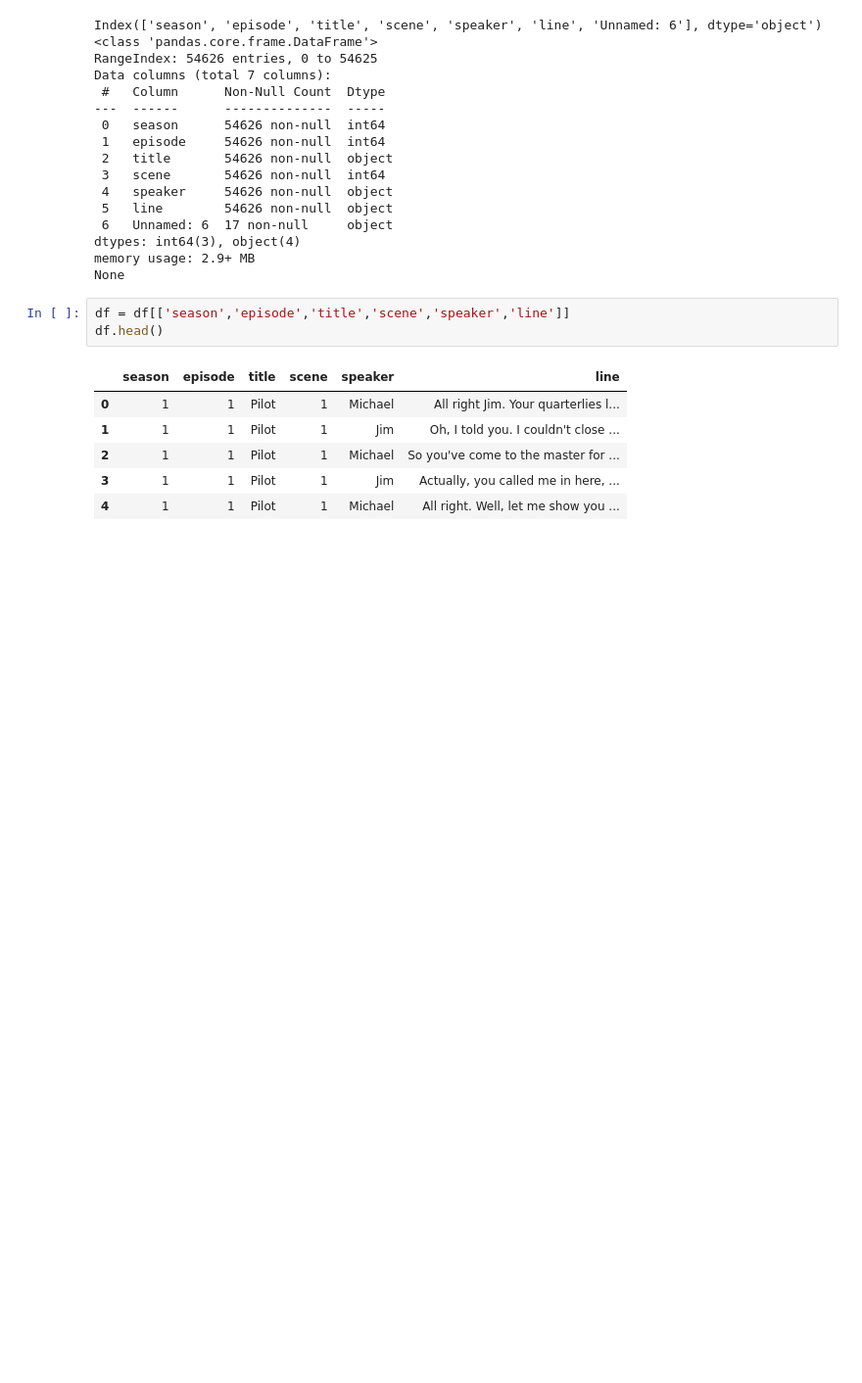
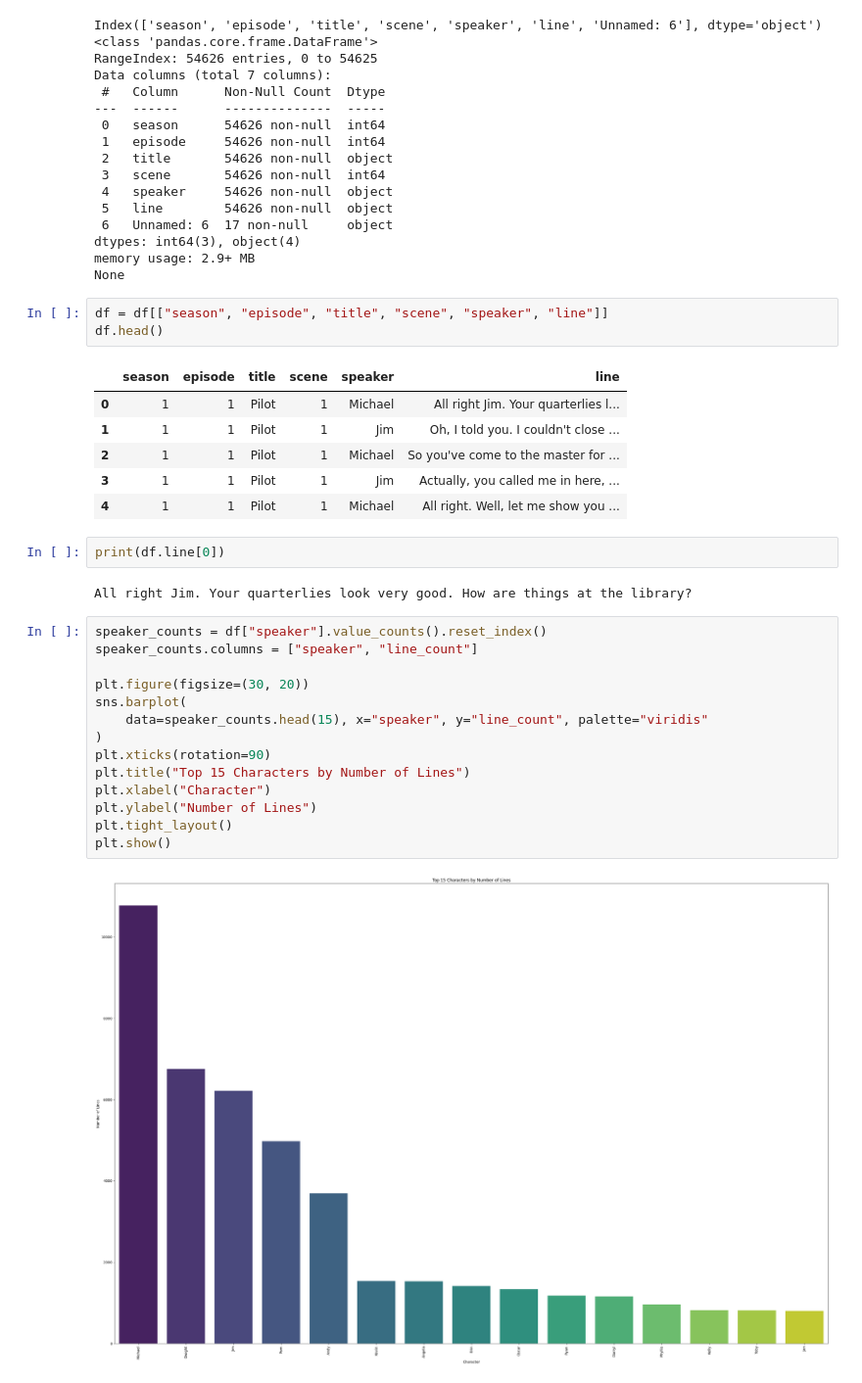
Before and after one commit to IbrahimHam/The-Assistant-to-The-Office-Chatbot, a Jupyter notebook: notebooks/eda.ipynb, the cells around one changed output. Shown: that part at 98% size. Saved outputs shown, nothing was run; the diff lists cells and outputs as text; blank space fills up the shorter version.

```diff
--- a/notebooks/eda.ipynb
+++ b/notebooks/eda.ipynb
@@ -37,7 +39,7 @@ dtypes: int64(3), object(4)
 memory usage: 2.9+ MB
 None
 # %%
-df = df[['season','episode','title','scene','speaker','line']]
+df = df[["season", "episode", "title", "scene", "speaker", "line"]]
 df.head()
 # %% [output]
 |  | season | episode | title | scene | speaker | line |
@@ -46,3 +48,23 @@ df.head()
 | 2 | 1 | 1 | Pilot | 1 | Michael | So you've come to the master for ... |
 | 3 | 1 | 1 | Pilot | 1 | Jim | Actually, you called me in here, ... |
 | 4 | 1 | 1 | Pilot | 1 | Michael | All right. Well, let me show you ... |
+# %%
+print(df.line[0])
+# %% [output]
+All right Jim. Your quarterlies look very good. How are things at the library?
+# %%
+speaker_counts = df["speaker"].value_counts().reset_index()
+speaker_counts.columns = ["speaker", "line_count"]
+
+plt.figure(figsize=(30, 20))
+sns.barplot(
+    data=speaker_counts.head(15), x="speaker", y="line_count", palette="viridis"
+)
+plt.xticks(rotation=90)
+plt.title("Top 15 Characters by Number of Lines")
+plt.xlabel("Character")
+plt.ylabel("Number of Lines")
+plt.tight_layout()
+plt.show()
+# %% [output]
+[figure, added]
```
Also changed, not shown: parts of 11 cells of this notebook.
